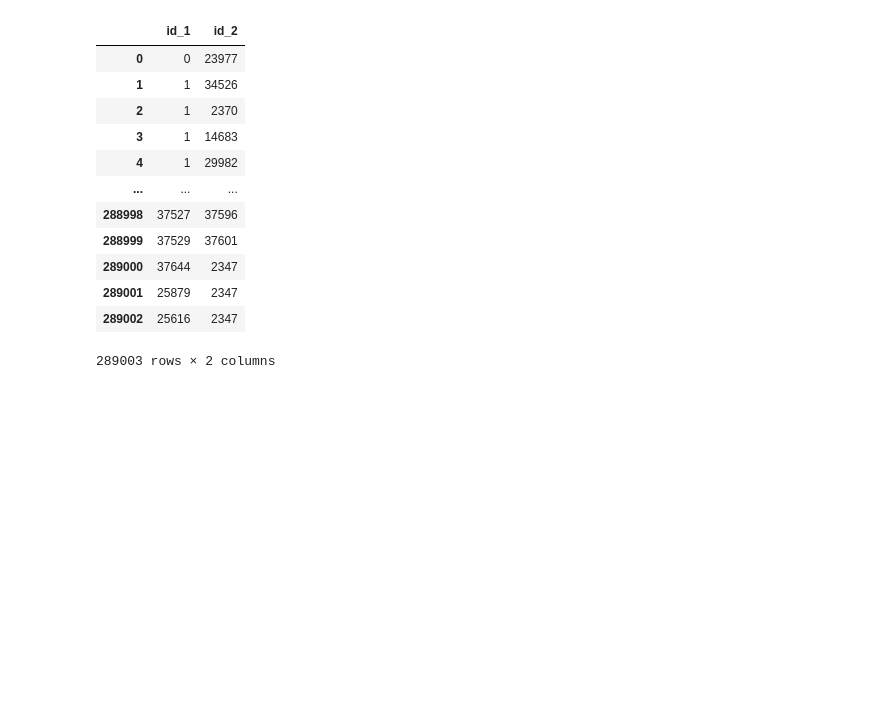
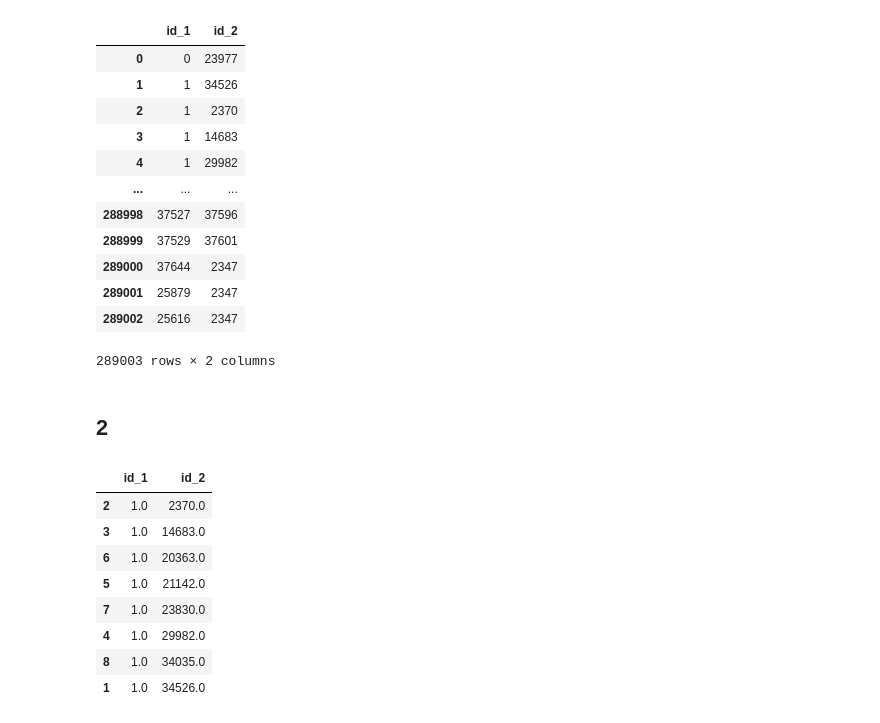
Before and after one commit to garfield-gray/DataMining, a Jupyter notebook: Deep_Learning.ipynb, the cells around one changed output. Saved outputs shown, nothing was run; the diff lists cells and outputs as text; code cells hidden in the pictures; blank space fills up the shorter version.

```diff
--- a/Deep_Learning.ipynb
+++ b/Deep_Learning.ipynb
@@ -88,3 +90,17 @@ edges
 | 289001 | 25879 | 2347 |
 | 289002 | 25616 | 2347 |
 289003 rows × 2 columns
+# %% [markdown]
+## 2
+# %%
+edges.where(edges['id_1'] == 1).dropna().sort_values(by=['id_2'])
+# %% [output]
+|  | id_1 | id_2 |
+| 2 | 1.0 | 2370.0 |
+| 3 | 1.0 | 14683.0 |
+| 6 | 1.0 | 20363.0 |
+| 5 | 1.0 | 21142.0 |
+| 7 | 1.0 | 23830.0 |
+| 4 | 1.0 | 29982.0 |
+| 8 | 1.0 | 34035.0 |
+| 1 | 1.0 | 34526.0 |
```
Also changed, not shown: parts of 5 cells of this notebook.
